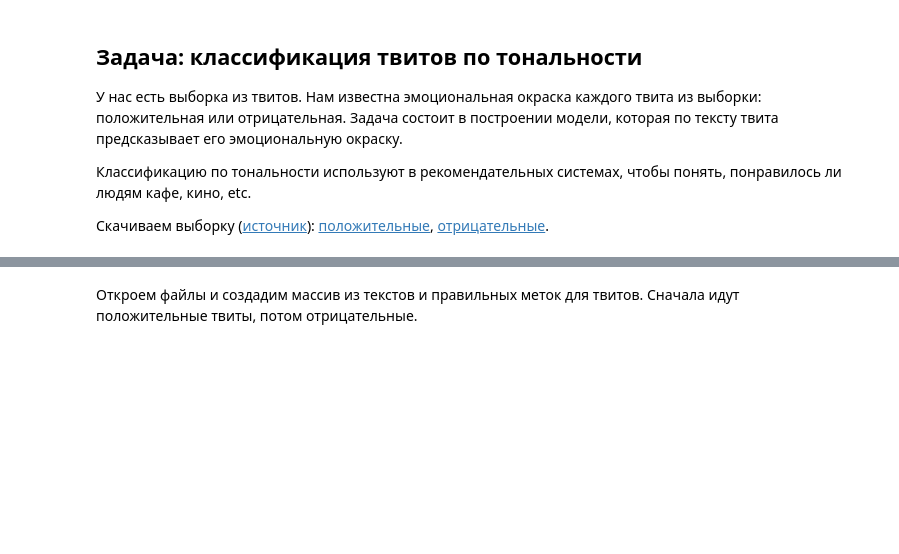
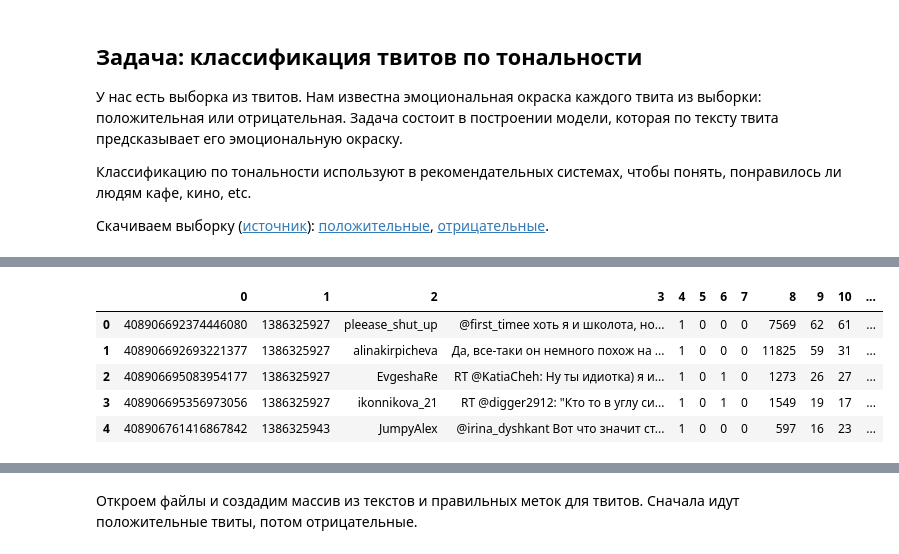
Before and after one commit to AR-git-hub/ITMO.py, a Jupyter notebook: second_semester/LR7. NLP/s6p1_group1.ipynb, the cells around one changed output, grey strips where cells are left out. Saved outputs shown, nothing was run; the diff lists cells and outputs as text; code cells hidden in the pictures; blank space fills up the shorter version.

```diff
--- a/second_semester/LR7. NLP/s6p1_group1.ipynb
+++ b/second_semester/LR7. NLP/s6p1_group1.ipynb
@@ -75,0 +53,9 @@ from sklearn.pipeline import Pipeline
+# %%
+pd.read_csv('positive.csv', sep=';', header=None).head()
+# %% [output]
+|  | 0 | 1 | 2 | 3 | 4 | 5 | 6 | 7 | 8 | 9 | 10 | ... |
+| 0 | 408906692374446080 | 1386325927 | pleease_shut_up | @first_timee хоть я и школота, но... | 1 | 0 | 0 | 0 | 7569 | 62 | 61 | ... |
+| 1 | 408906692693221377 | 1386325927 | alinakirpicheva | Да, все-таки он немного похож на ... | 1 | 0 | 0 | 0 | 11825 | 59 | 31 | ... |
+| 2 | 408906695083954177 | 1386325927 | EvgeshaRe | RT @KatiaCheh: Ну ты идиотка) я и... | 1 | 0 | 1 | 0 | 1273 | 26 | 27 | ... |
+| 3 | 408906695356973056 | 1386325927 | ikonnikova_21 | RT @digger2912: "Кто то в углу си... | 1 | 0 | 1 | 0 | 1549 | 19 | 17 | ... |
+| 4 | 408906761416867842 | 1386325943 | JumpyAlex | @irina_dyshkant Вот что значит ст... | 1 | 0 | 0 | 0 | 597 | 16 | 23 | ... |
```
Also changed, not shown: parts of 44 cells of this notebook, 11 other files.
